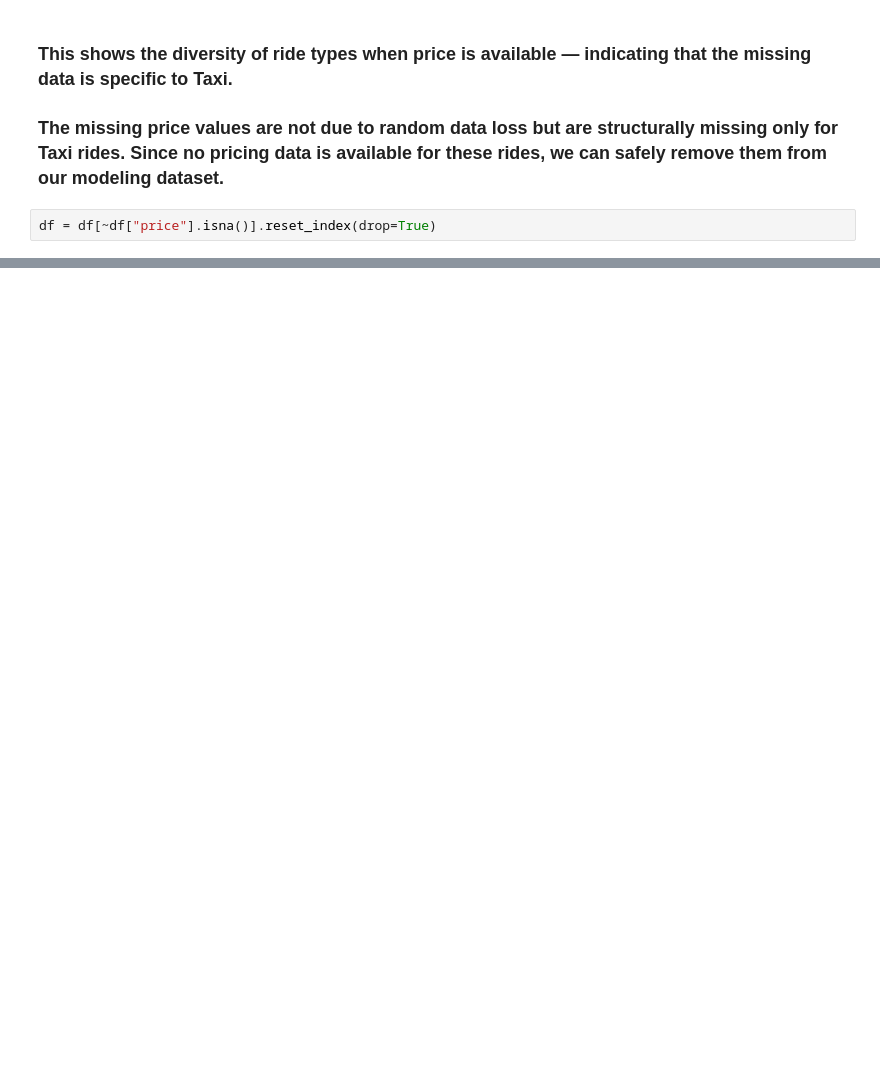
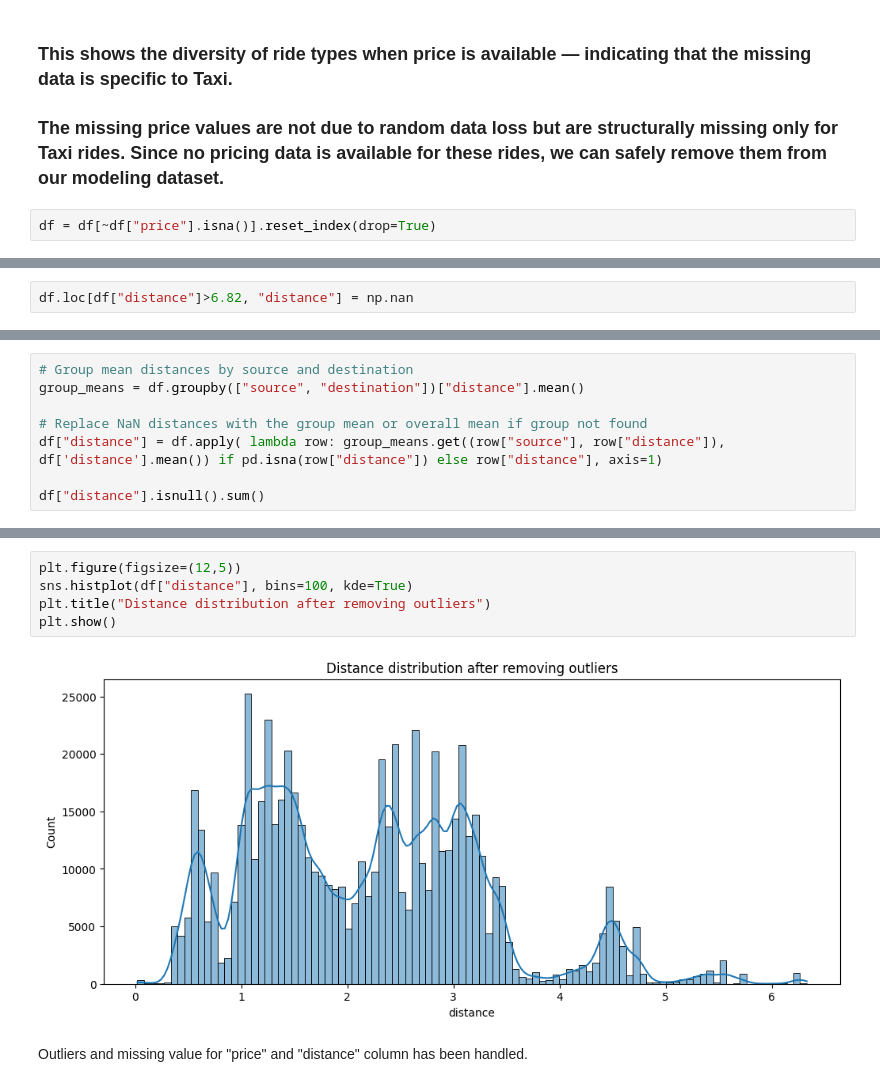
Before and after one commit to Mahir-Uddin0/Uber-Fare-Prediction, a Jupyter notebook: Notebooks/Data Preprocessing.ipynb, the cells around one changed output, grey strips where cells are left out. Saved outputs shown, nothing was run; the diff lists cells and outputs as text; blank space fills up the shorter version.

```diff
--- a/Notebooks/Data Preprocessing.ipynb
+++ b/Notebooks/Data Preprocessing.ipynb
@@ -257,0 +208,2 @@ df['distance'] = df.apply(
+# %%
+df.loc[df["distance"]>6.82, "distance"] = np.nan
@@ -257,0 +212,8 @@ df['distance'] = df.apply(
+# %%
+# Group mean distances by source and destination
+group_means = df.groupby(["source", "destination"])["distance"].mean()
+
+# Replace NaN distances with the group mean or overall mean if group not found
+df["distance"] = df.apply( lambda row: group_means.get((row["source"], row["distance"]), df['distance'].mean()) if pd.isna(row["distance"]) else row["distance"], axis=1)
+
+df["distance"].isnull().sum()
@@ -257,0 +238,9 @@ df['distance'] = df.apply(
+# %%
+plt.figure(figsize=(12,5))
+sns.histplot(df["distance"], bins=100, kde=True)
+plt.title("Distance distribution after removing outliers")
+plt.show()
+# %% [output]
+[figure, added]
+# %% [markdown]
+Outliers and missing value for "price" and "distance" column has been handled.
```
Also changed, not shown: parts of 53 cells of this notebook.
